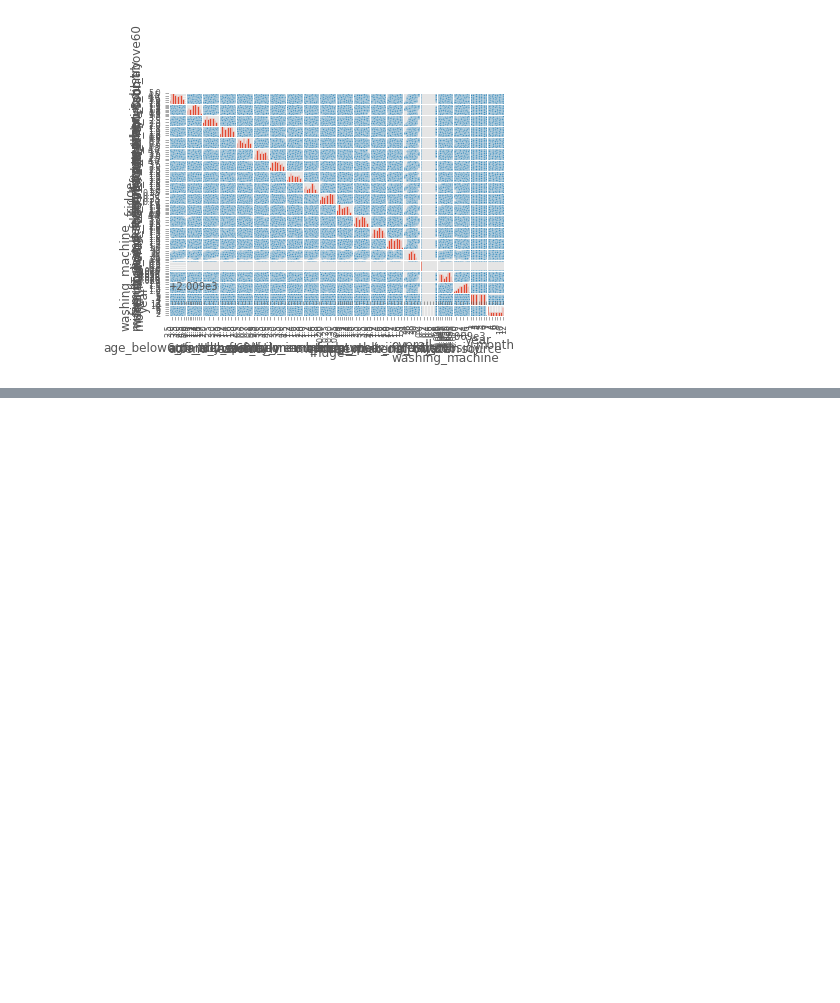
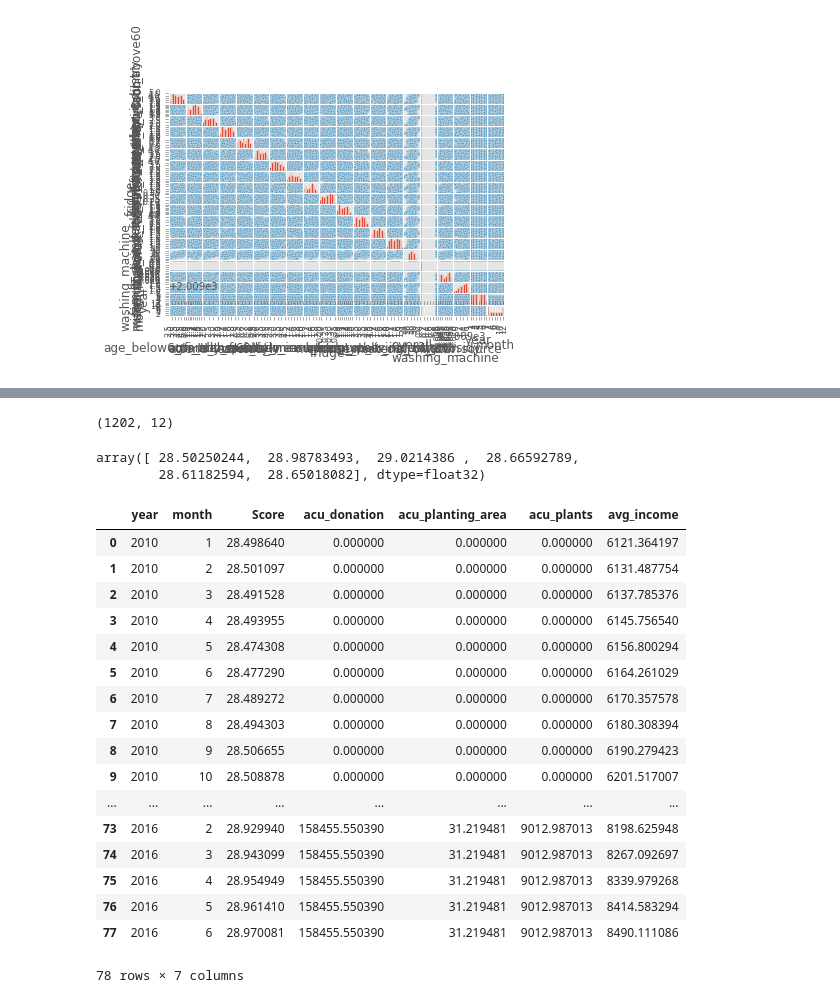
Before and after one commit to impact-learning/demo_backend, a Jupyter notebook: ML.ipynb, the cells around one changed output, grey strips where cells are left out. Cells and saved outputs as stored; diff of their text form; code cells hidden in the pictures; blank space fills up the shorter version.

```diff
--- a/ML.ipynb
+++ b/ML.ipynb
@@ -333,0 +406,9 @@ array([[<matplotlib.axes._subplots.AxesSubplot object at 0x...>,
+# %%
+x_test.shape
+# %% [output]
+(1202, 12)
+# %%
+regressor.predict(scaler.transform(x_test[:6]))
+# %% [output]
+array([ 28.50250244,  28.98783493,  29.0214386 ,  28.66592789,
+        28.61182594,  28.65018082], dtype=float32)
@@ -333,0 +421,21 @@ array([[<matplotlib.axes._subplots.AxesSubplot object at 0x...>,
+# %%
+test
+# %% [output]
+|  | year | month | Score | acu_donation | acu_planting_area | acu_plants | avg_income |
+| 0 | 2010 | 1 | 28.498640 | 0.000000 | 0.000000 | 0.000000 | 6121.364197 |
+| 1 | 2010 | 2 | 28.501097 | 0.000000 | 0.000000 | 0.000000 | 6131.487754 |
+| 2 | 2010 | 3 | 28.491528 | 0.000000 | 0.000000 | 0.000000 | 6137.785376 |
+| 3 | 2010 | 4 | 28.493955 | 0.000000 | 0.000000 | 0.000000 | 6145.756540 |
+| 4 | 2010 | 5 | 28.474308 | 0.000000 | 0.000000 | 0.000000 | 6156.800294 |
+| 5 | 2010 | 6 | 28.477290 | 0.000000 | 0.000000 | 0.000000 | 6164.261029 |
+| 6 | 2010 | 7 | 28.489272 | 0.000000 | 0.000000 | 0.000000 | 6170.357578 |
+| 7 | 2010 | 8 | 28.494303 | 0.000000 | 0.000000 | 0.000000 | 6180.308394 |
+| 8 | 2010 | 9 | 28.506655 | 0.000000 | 0.000000 | 0.000000 | 6190.279423 |
+| 9 | 2010 | 10 | 28.508878 | 0.000000 | 0.000000 | 0.000000 | 6201.517007 |
+| ... | ... | ... | ... | ... | ... | ... | ... |
+| 73 | 2016 | 2 | 28.929940 | 158455.550390 | 31.219481 | 9012.987013 | 8198.625948 |
+| 74 | 2016 | 3 | 28.943099 | 158455.550390 | 31.219481 | 9012.987013 | 8267.092697 |
+| 75 | 2016 | 4 | 28.954949 | 158455.550390 | 31.219481 | 9012.987013 | 8339.979268 |
+| 76 | 2016 | 5 | 28.961410 | 158455.550390 | 31.219481 | 9012.987013 | 8414.583294 |
+| 77 | 2016 | 6 | 28.970081 | 158455.550390 | 31.219481 | 9012.987013 | 8490.111086 |
+78 rows × 7 columns
```
Also changed, not shown: parts of 13 cells of this notebook, 14 other files.
